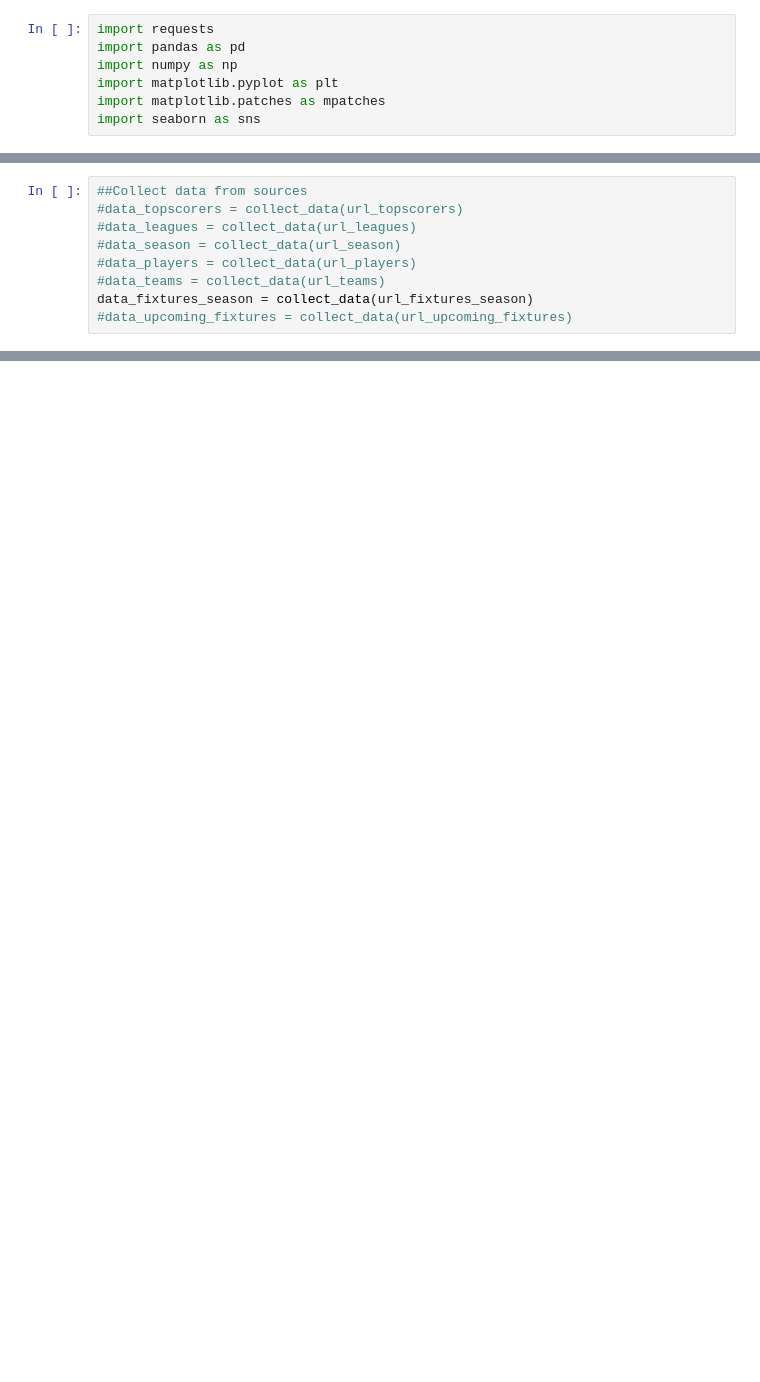
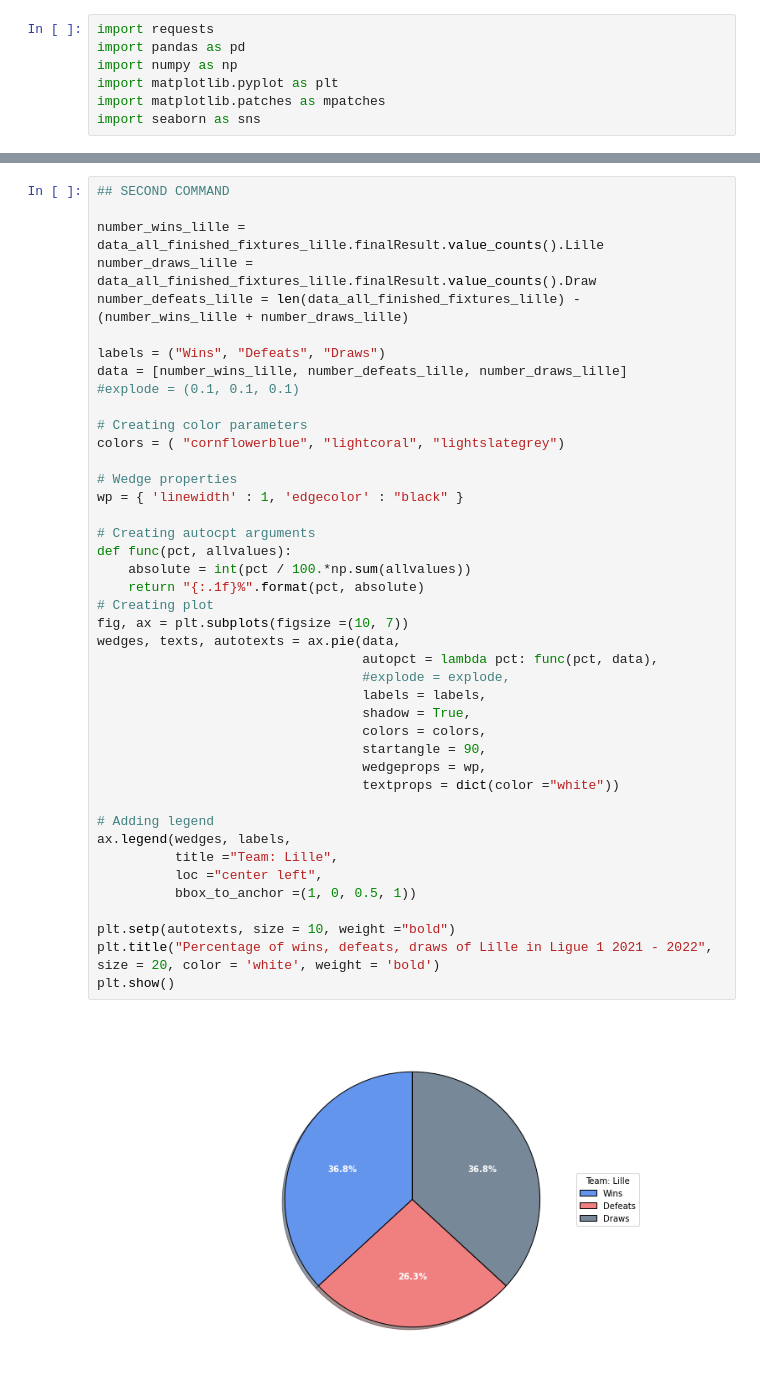
Before and after one commit to Tchouanga12/Advanced_analysis, a Jupyter notebook: FinalProject/Data_Handling_tools/Dev_Test.ipynb, the cells around one changed output, grey strips where cells are left out. Saved outputs shown, nothing was run; the diff lists cells and outputs as text; blank space fills up the shorter version.

Commit message:
Added all the commands

```diff
--- a/FinalProject/Data_Handling_tools/Dev_Test.ipynb
+++ b/FinalProject/Data_Handling_tools/Dev_Test.ipynb
@@ -45,9 +7,0 @@ def collect_data(url):
-# %%
-##Collect data from sources
-#data_topscorers = collect_data(url_topscorers)
-#data_leagues = collect_data(url_leagues)
-#data_season = collect_data(url_season)
-#data_players = collect_data(url_players)
-#data_teams = collect_data(url_teams)
-data_fixtures_season = collect_data(url_fixtures_season)
-#data_upcoming_fixtures = collect_data(url_upcoming_fixtures)
@@ -463,0 +329,44 @@ array(['Copa do Nordeste - 2022', 'World Cup - 2022 Qatar',
+# %%
+## SECOND COMMAND
+
+number_wins_lille = data_all_finished_fixtures_lille.finalResult.value_counts().Lille
+number_draws_lille = data_all_finished_fixtures_lille.finalResult.value_counts().Draw
+number_defeats_lille = len(data_all_finished_fixtures_lille) - (number_wins_lille + number_draws_lille)
+
+labels = ("Wins", "Defeats", "Draws")
+data = [number_wins_lille, number_defeats_lille, number_draws_lille]
+#explode = (0.1, 0.1, 0.1)
+
+# Creating color parameters
+colors = ( "cornflowerblue", "lightcoral", "lightslategrey")
+
+# Wedge properties
+wp = { 'linewidth' : 1, 'edgecolor' : "black" }
+
+# Creating autocpt arguments
+def func(pct, allvalues):
+    absolute = int(pct / 100.*np.sum(allvalues))
+    return "{:.1f}%".format(pct, absolute)
+# Creating plot
+fig, ax = plt.subplots(figsize =(10, 7))
+wedges, texts, autotexts = ax.pie(data,
+                                  autopct = lambda pct: func(pct, data),
+                                  #explode = explode,
+                                  labels = labels,
+                                  shadow = True,
+                                  colors = colors,
+                                  startangle = 90,
+                                  wedgeprops = wp,
+                                  textprops = dict(color ="white"))
+
+# Adding legend
+ax.legend(wedges, labels,
+          title ="Team: Lille",
+          loc ="center left",
+          bbox_to_anchor =(1, 0, 0.5, 1))
+
+plt.setp(autotexts, size = 10, weight ="bold")
+plt.title("Percentage of wins, defeats, draws of Lille in Ligue 1 2021 - 2022", size = 20, color = 'white', weight = 'bold')
+plt.show()
+# %% [output]
+[figure, added]
```
Also changed, not shown: parts of 49 cells of this notebook, 4 other files.
